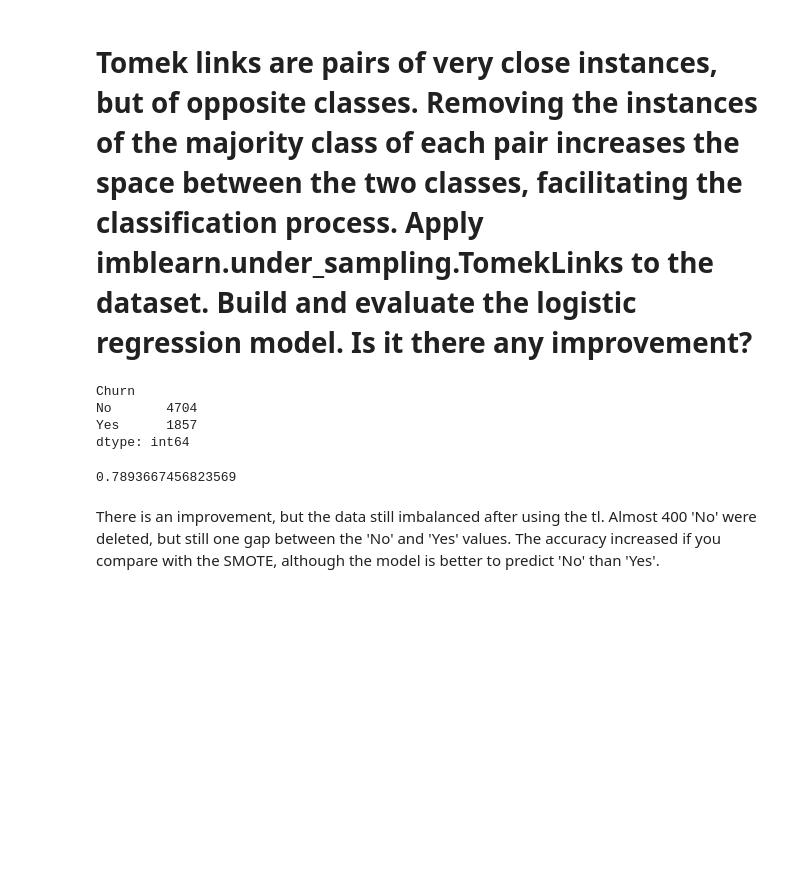
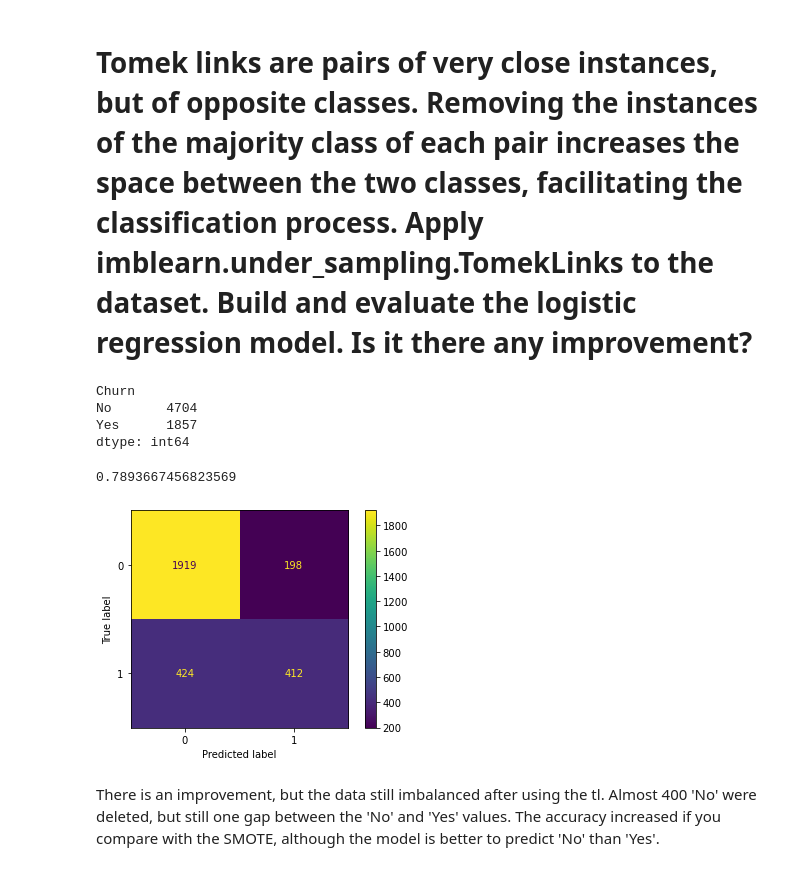
Before and after one commit to siandav/cosferlabwork, a Jupyter notebook: Week4/python/LAB - imbalanced.ipynb, the cells around one changed output. Saved outputs shown, nothing was run; the diff lists cells and outputs as text; code cells hidden in the pictures; blank space fills up the shorter version.

```diff
--- a/Week4/python/LAB - imbalanced.ipynb
+++ b/Week4/python/LAB - imbalanced.ipynb
@@ -208,5 +223,12 @@ y_test_pred_tl=classification.predict(X_test_tl)
 accuracy_score(y_test_tl, y_test_pred_tl)
 # %% [output]
 0.7893667456823569
+# %%
+confusion_matrix(y_test_tl,y_test_pred_tl)
+cmx = confusion_matrix(y_test_tl,y_test_pred_tl)
+disp=ConfusionMatrixDisplay(confusion_matrix=cmx)
+disp.plot();
+# %% [output]
+[figure, added]
 # %% [markdown]
 There is an improvement, but the data still imbalanced after using the tl. Almost 400 'No' were deleted, but still one gap between the 'No' and 'Yes' values. The accuracy increased if you compare with the SMOTE, although the model is better to predict 'No' than 'Yes'.
```
Also changed, not shown: parts of 3 cells of this notebook, 5 other files.
